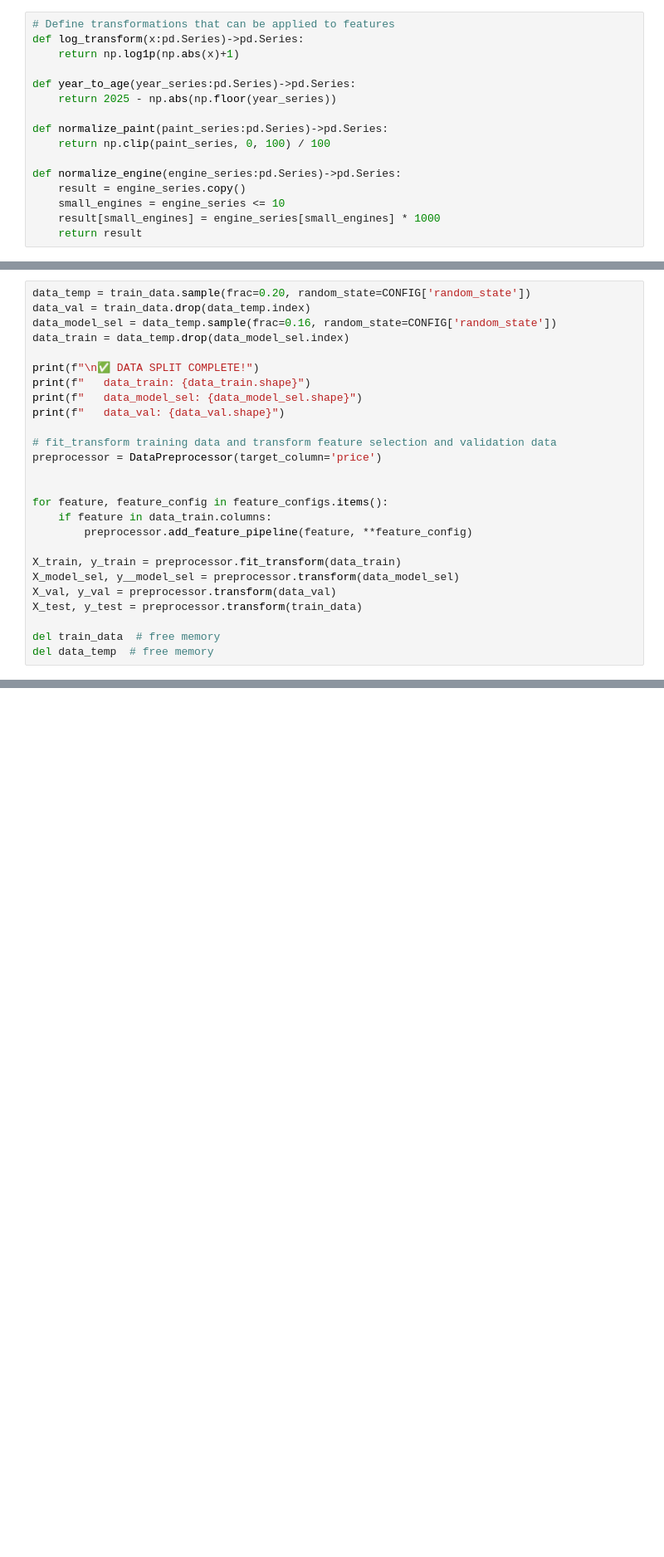
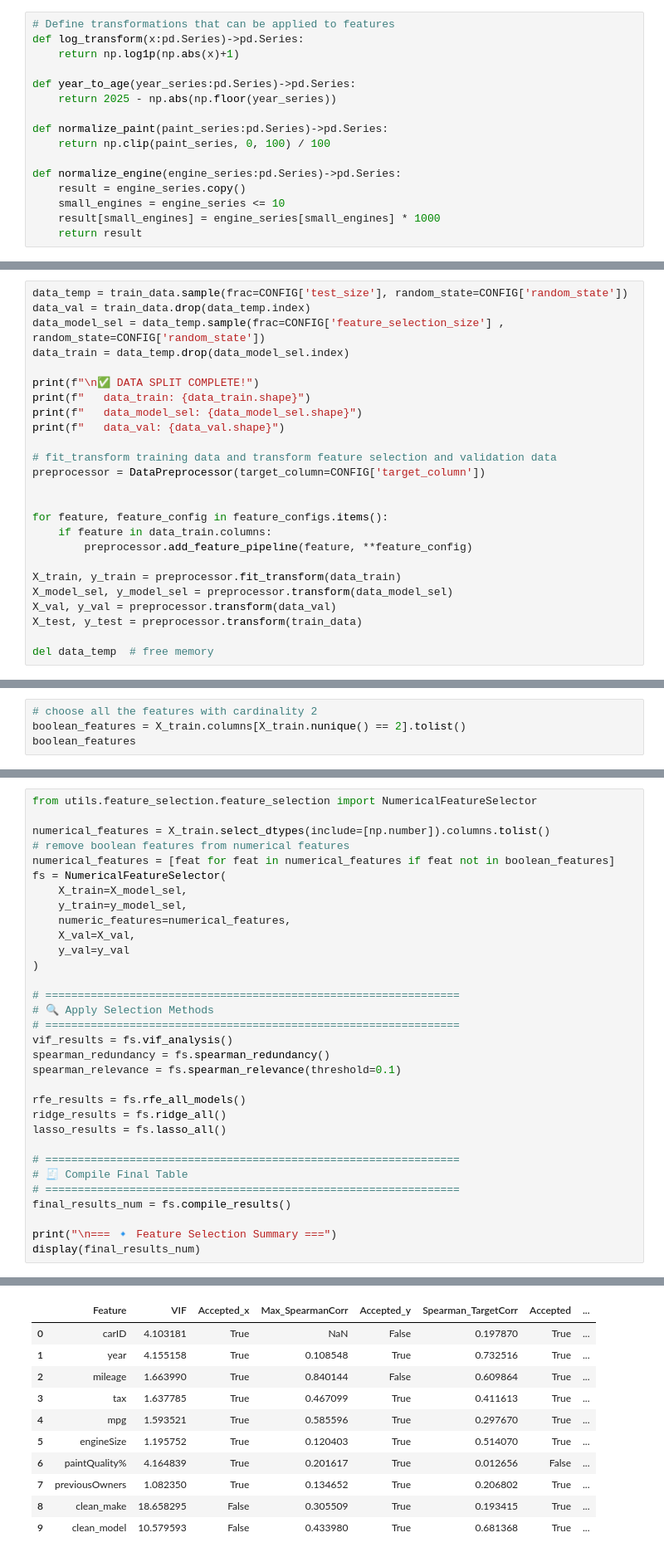
Before and after one commit to LeonardoDiCaterina/ML_group_45, a Jupyter notebook: Notebooks/ML_template.ipynb, the cells around one changed output, grey strips where cells are left out. Shown at 83% size. Drawn from its saved outputs; the diff is of its cells as text; blank space fills up the shorter version.

```diff
--- a/Notebooks/ML_template.ipynb
+++ b/Notebooks/ML_template.ipynb
@@ -192,9 +232,9 @@ feature_configs = {
     }
 }
 # %%
-data_temp = train_data.sample(frac=0.20, random_state=CONFIG['random_state'])
+data_temp = train_data.sample(frac=CONFIG['test_size'], random_state=CONFIG['random_state'])
 data_val = train_data.drop(data_temp.index)
-data_model_sel = data_temp.sample(frac=0.16, random_state=CONFIG['random_state'])
+data_model_sel = data_temp.sample(frac=CONFIG['feature_selection_size'] , random_state=CONFIG['random_state'])
 data_train = data_temp.drop(data_model_sel.index)
 
 print(f"\n✅ DATA SPLIT COMPLETE!")
@@ -203,7 +243,7 @@ print(f"   data_model_sel: {data_model_sel.shape}")
 print(f"   data_val: {data_val.shape}")
 
 # fit_transform training data and transform feature selection and validation data
-preprocessor = DataPreprocessor(target_column='price')
+preprocessor = DataPreprocessor(target_column=CONFIG['target_column'])
 
 
 for feature, feature_config in feature_configs.items():
@@ -211,11 +251,10 @@ for feature, feature_config in feature_configs.items():
         preprocessor.add_feature_pipeline(feature, **feature_config)
 
 X_train, y_train = preprocessor.fit_transform(data_train)
-X_model_sel, y__model_sel = preprocessor.transform(data_model_sel)
+X_model_sel, y_model_sel = preprocessor.transform(data_model_sel)
 X_val, y_val = preprocessor.transform(data_val)
 X_test, y_test = preprocessor.transform(train_data)
 
-del train_data  # free memory
 del data_temp  # free memory
 # %% [output]
 ✅ DATA SPLIT COMPLETE!
@@ -253,0 +291,4 @@ Quick checklist
+# %%
+# choose all the features with cardinality 2
+boolean_features = X_train.columns[X_train.nunique() == 2].tolist()
+boolean_features
@@ -253,0 +366,33 @@ Quick checklist
+# %%
+from utils.feature_selection.feature_selection import NumericalFeatureSelector
+
+numerical_features = X_train.select_dtypes(include=[np.number]).columns.tolist()
+# remove boolean features from numerical features
+numerical_features = [feat for feat in numerical_features if feat not in boolean_features]
+fs = NumericalFeatureSelector(
+    X_train=X_model_sel,
+    y_train=y_model_sel,
+    numeric_features=numerical_features,
+    X_val=X_val,
+    y_val=y_val
+)
+
+# ================================================================
+# 🔍 Apply Selection Methods
+# ================================================================
+vif_results = fs.vif_analysis()
+spearman_redundancy = fs.spearman_redundancy()
+spearman_relevance = fs.spearman_relevance(threshold=0.1)
+
+rfe_results = fs.rfe_all_models()
+ridge_results = fs.ridge_all()
+lasso_results = fs.lasso_all()
+
+# ================================================================
+# 🧾 Compile Final Table
+# ================================================================
+final_results_num = fs.compile_results()
+
+print("\n=== 🔹 Feature Selection Summary ===")
+display(final_results_num)
+# %% [output]
@@ -253,0 +400,11 @@ Quick checklist
+|  | Feature | VIF | Accepted_x | Max_SpearmanCorr | Accepted_y | Spearman_TargetCorr | Accepted | ... |
+| 0 | carID | 4.103181 | True | NaN | False | 0.197870 | True | ... |
+| 1 | year | 4.155158 | True | 0.108548 | True | 0.732516 | True | ... |
+| 2 | mileage | 1.663990 | True | 0.840144 | False | 0.609864 | True | ... |
+| 3 | tax | 1.637785 | True | 0.467099 | True | 0.411613 | True | ... |
+| 4 | mpg | 1.593521 | True | 0.585596 | True | 0.297670 | True | ... |
+| 5 | engineSize | 1.195752 | True | 0.120403 | True | 0.514070 | True | ... |
+| 6 | paintQuality% | 4.164839 | True | 0.201617 | True | 0.012656 | False | ... |
+| 7 | previousOwners | 1.082350 | True | 0.134652 | True | 0.206802 | True | ... |
+| 8 | clean_make | 18.658295 | False | 0.305509 | True | 0.193415 | True | ... |
+| 9 | clean_model | 10.579593 | False | 0.433980 | True | 0.681368 | True | ... |
```
Also changed, not shown: parts of 15 cells of this notebook, 4 other files.
